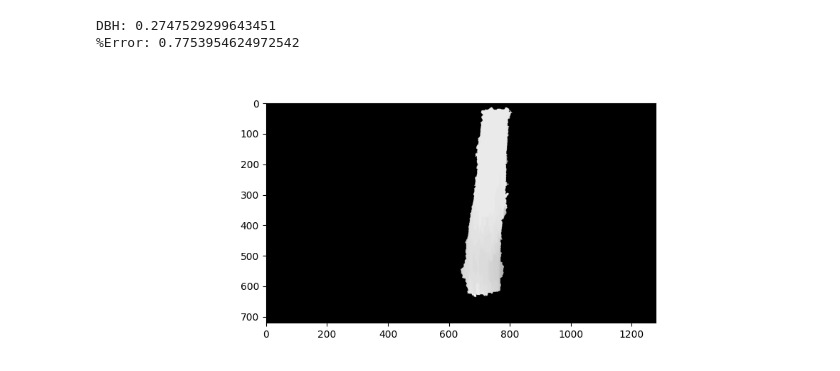
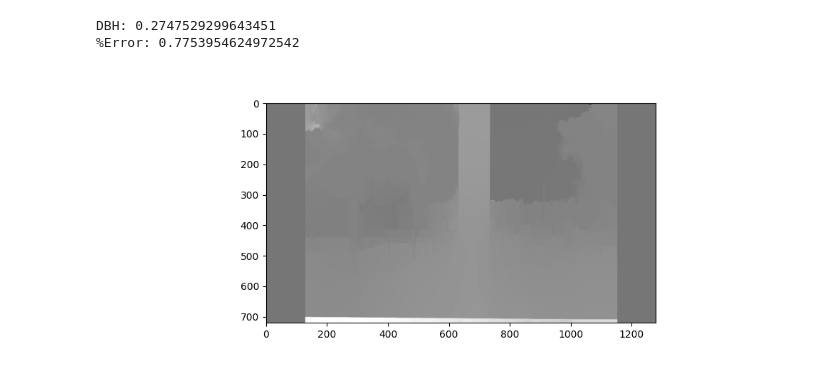
Before and after one commit to kiplimock/image-processing, a Jupyter notebook: disparity.ipynb, the cells around one changed output. Saved outputs shown, nothing was run; the diff lists cells and outputs as text; code cells hidden in the pictures.

```diff
--- a/disparity.ipynb
+++ b/disparity.ipynb
@@ -222,7 +246,7 @@ def computeDepthMap(imgL, imgR, mask):
     imgR = cv2.GaussianBlur(imgR, (5,5), 0)
 
     # read camera data
-    data = cv2.FileStorage('stereo_params.yml', cv2.FILE_STORAGE_READ)
+    data = cv2.FileStorage('stereo_params_v7.yml', cv2.FILE_STORAGE_READ)
     keys = ["K1", "K2", "D1", "D2", "R1", "R2", "P1", "P2", "T"]
     [K1, K2, D1, D2, R1, R2, P1, P2, T] = [data.getNode(key).mat() for key in keys]
 
@@ -259,7 +283,7 @@ def computeDepthMap(imgL, imgR, mask):
 
     imgL_rectified = cv2.remap(imgL, xmap1, ymap1, cv2.INTER_LINEAR, cv2.BORDER_CONSTANT)
     imgR_rectified = cv2.remap(imgR, xmap2, ymap2, cv2.INTER_LINEAR, cv2.BORDER_CONSTANT)
-    mask_rectified = cv2.remap(mask, xmap1, ymap1, cv2.INTER_LINEAR, cv2.BORDER_CONSTANT)
+#     mask_rectified = cv2.remap(mask, xmap1, ymap1, cv2.INTER_LINEAR, cv2.BORDER_CONSTANT)
 
     # -------------------------------- #
     # COMPUTE DISPARITY MAP
@@ -324,24 +348,28 @@ def computeDepthMap(imgL, imgR, mask):
                             alpha=255,
                             norm_type=cv2.NORM_MINMAX)
     filteredImg = np.uint8(filteredImg)
-    filteredImg[mask_rectified == 0] = 0
+#     filteredImg[mask == 0] = 0
     return filteredImg
 # %%
 
 # ------------------------------------- #
 # LOAD IMAGES
 # ------------------------------------- #
-imgL = cv2.imread('trees2/images/left_10.png', 0)
-imgR = cv2.imread('trees2/images/right_10.png', 0)
-mask = cv2.imread('trees2/mask_10.png', 0)
+# imgL = cv2.imread('trees2/images/left_10.png', 0)
+# imgR = cv2.imread('trees2/images/right_10.png', 0)
+# mask = cv2.imread('trees2/mask_10.png', 0)
+
+imgL = cv2.imread('trees/left_5.png', 0)
+imgR = cv2.imread('trees/right_5.png', 0)
+mask = cv2.imread('trees/masked_disparity_maps/masked_disparity_8.png', 0)
 
 depth = computeDepthMap(imgL, imgR, mask)
 
 plt.close()
 plt.figure(figsize=(10,4))
 plt.imshow(depth, 'gray')
 plt.show()
 # %% [output]
-[figure, old version]
+[figure, new version]
 # %%
 [base, top, left, right] = convex_hull(depth)
```
Also changed, not shown: parts of 10 cells of this notebook.
